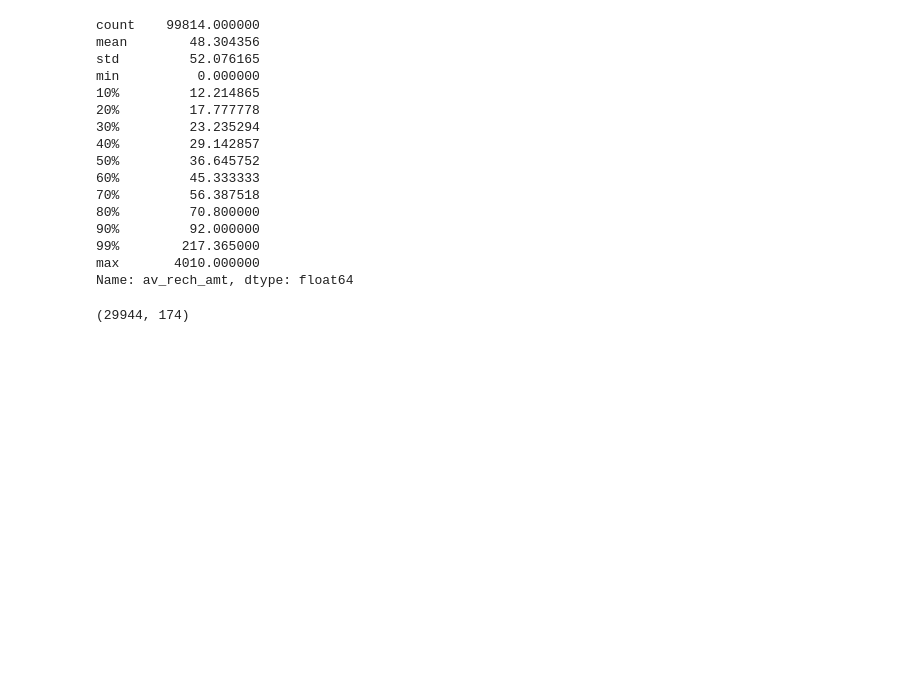
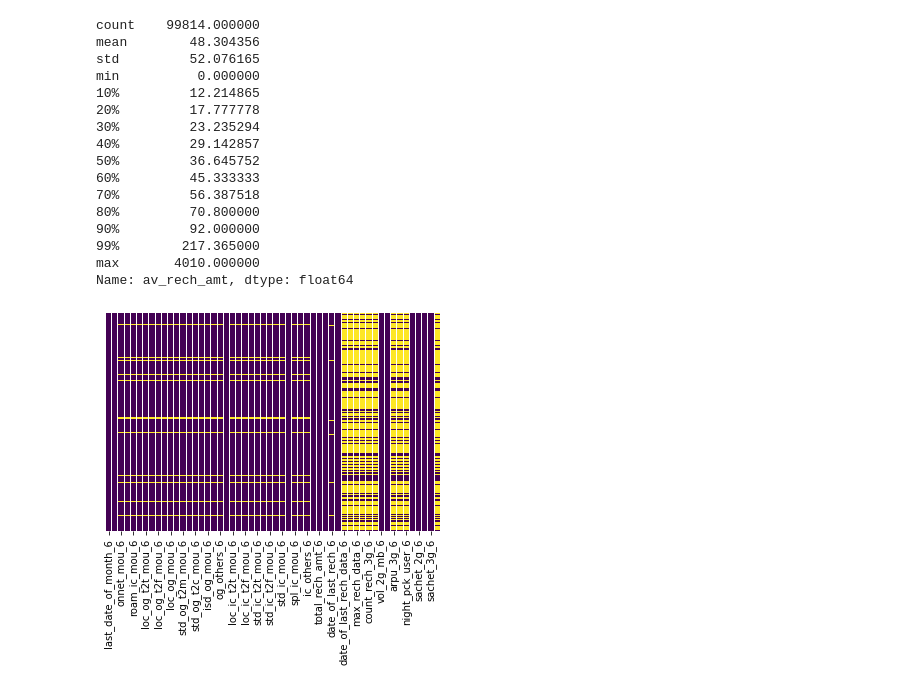
Before and after one commit to hashtaghacker/telecom_churn_pca, a Jupyter notebook: telecom.ipynb, the cells around one changed output. Saved outputs shown, nothing was run; the diff lists cells and outputs as text; code cells hidden in the pictures; blank space fills up the shorter version.

```diff
--- a/telecom.ipynb
+++ b/telecom.ipynb
@@ -76,11 +79,11 @@ min          0.000000
 99%        217.365000
 max       4010.000000
 Name: av_rech_amt, dtype: float64
-# %%
-telecom = telecom[telecom.av_rech_amt >= 56.387518]
-telecom.shape
-# %% [output]
-(29944, 174)
+# %%
+sns.heatmap(telecom[list(telecom.filter(regex='_6'))].isnull(), yticklabels=False, cbar=False, cmap='viridis')
+plt.show()
+# %% [output]
+[figure, added]
 # %%
 telecom.churn.value_counts()
 # %% [output]
```
Also changed, not shown: parts of 26 cells of this notebook.
